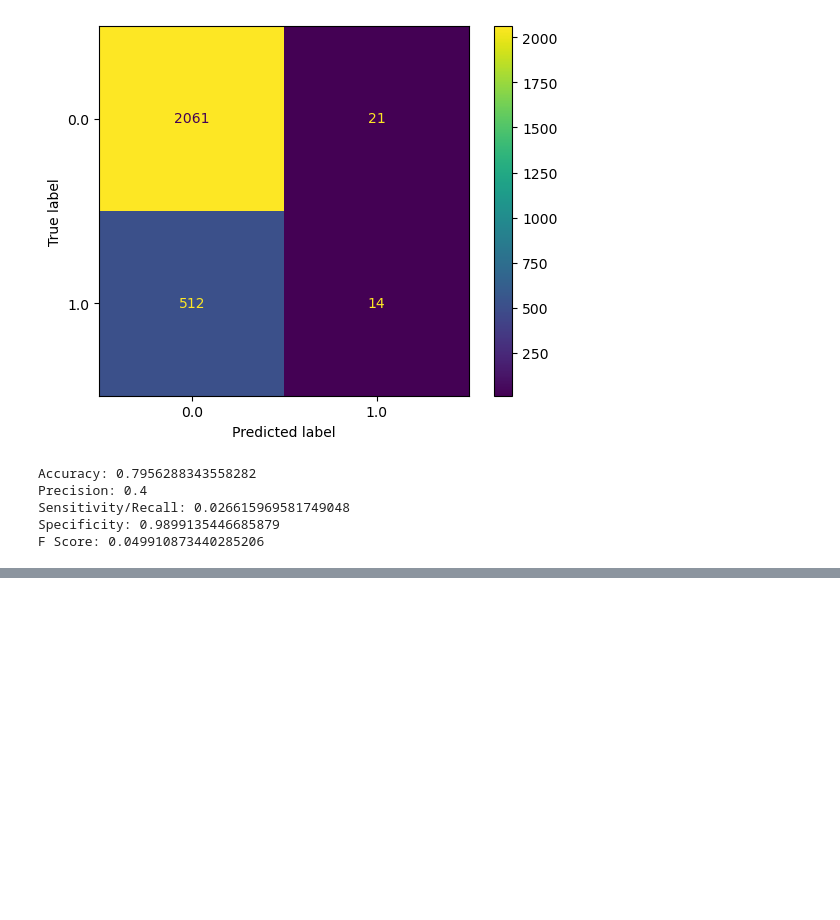
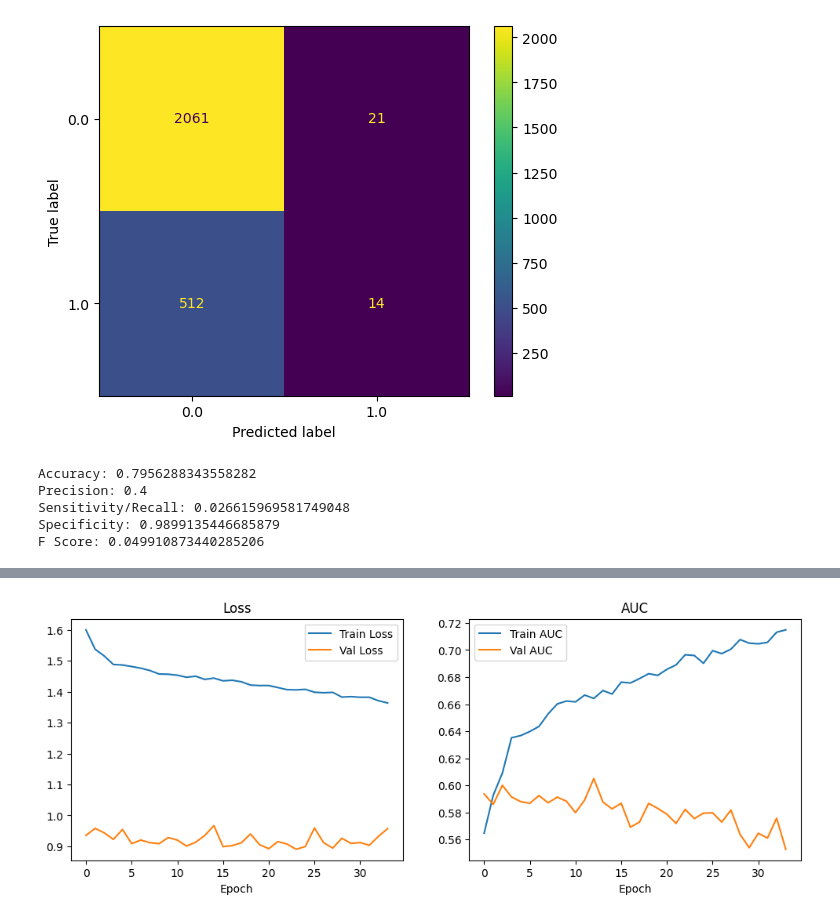
Before and after one commit to bendesousa/ML-Project, a Jupyter notebook: rough_models.ipynb, the cells around one changed output, grey strips where cells are left out. Saved outputs shown, nothing was run; the diff lists cells and outputs as text; code cells hidden in the pictures; blank space fills up the shorter version.

Commit message:
some kinda of nn and organising the eda into the report

```diff
--- a/rough_models.ipynb
+++ b/rough_models.ipynb
@@ -78,7 +78,7 @@ mask = ['HH1',
 
 # so we filter the data to that and normalize the entries
 malawi = malawi[mask + ["FCF26_binary"]].copy()
-malawi = malawi.applymap(lambda x: x.strip().upper() if isinstance(x, str) else x)
+malawi = malawi.apply(lambda col: col.map(lambda x: x.strip().upper() if isinstance(x, str) else x))
 # convert missing-like value to missing
 malawi = malawi.replace({
     r"NO RESPONSE.*": pd.NA,
@@ -503,0 +509,87 @@ F Score: 0.3705616526791478
+# %%
+import keras
+from sklearn.preprocessing import StandardScaler
+from sklearn.utils.class_weight import compute_class_weight
+from sklearn.metrics import classification_report
+import numpy as np
+
+# Scale features (important for NNs)
+scaler = StandardScaler()
+X_train_scaled = scaler.fit_transform(X_train)
+X_test_scaled = scaler.transform(X_test)
+
+# Class weights
+class_weights = compute_class_weight("balanced", classes=np.unique(y_train), y=y_train)
+class_weight_dict = dict(enumerate(class_weights))
+class_weight_dict = {0: 1, 1: 7.86}
+
+# Build model - following your week 9 style
+D = X_train_scaled.shape[1]
+
+input_layer = keras.Input(shape=(D,))
+h1 = keras.layers.Dense(128, activation='relu')(input_layer)
+h1 = keras.layers.Dropout(0.3)(h1)
+h2 = keras.layers.Dense(64, activation='relu')(h1)
+h2 = keras.layers.Dropout(0.2)(h2)
+output_layer = keras.layers.Dense(1, activation='sigmoid')(h2)
+
+model_nn = keras.Model(inputs=input_layer, outputs=output_layer)
+
+model_nn.compile(
+    loss='binary_crossentropy',
+    optimizer=keras.optimizers.Adam(learning_rate=1e-3),
+    metrics=[
+        keras.metrics.BinaryAccuracy(name='accuracy'),
+        keras.metrics.AUC(name='auc'),
+    ],
+)
+
+model_nn.summary()
+
+# Early stopping - from week 10
+early_stop = keras.callbacks.EarlyStopping(
+    monitor='val_loss',
+    min_delta=0.001,
+    mode='min',
+    patience=10,
+    restore_best_weights=True
+)
+
+history = model_nn.fit(
+    X_train_scaled, y_train,
+    epochs=100,
+    batch_size=32,
+    validation_split=0.1,
+    class_weight=class_weight_dict,
+    callbacks=[early_stop],
+    shuffle=True,
+    verbose=1
+)
+
+# Plot training history - from week 9 style
+fig, ax = plt.subplots(1, 2, figsize=(12, 4))
+ax[0].plot(history.history['loss'], label='Train Loss')
+ax[0].plot(history.history['val_loss'], label='Val Loss')
+ax[0].set_title('Loss')
+ax[0].set_xlabel('Epoch')
+ax[0].legend()
+ax[1].plot(history.history['auc'], label='Train AUC')
+ax[1].plot(history.history['val_auc'], label='Val AUC')
+ax[1].set_title('AUC')
+ax[1].set_xlabel('Epoch')
+ax[1].legend()
+plt.show()
+
+# Predict
+y_prob = model_nn.predict(X_test_scaled)
+y_pred = (y_prob >= 0.5).astype(int)
+
+print(f"Accuracy: {metrics.accuracy_score(y_test, y_pred)}")
+print(f"Precision: {metrics.precision_score(y_test, y_pred)}")
+print(f"Sensitivity/Recall: {metrics.recall_score(y_test, y_pred)}")
+print(f"Specificity: {metrics.recall_score(y_test, y_pred, pos_label=0.0)}")
+print(f"F Score: {metrics.f1_score(y_test, y_pred)}")
+
+ConfusionMatrixDisplay.from_predictions(y_test, y_pred)
+plt.show()
+# %% [output]
@@ -503,0 +633 @@ F Score: 0.3705616526791478
+[figure, added]
```
Also changed, not shown: parts of 3 cells of this notebook, 4 other files.
